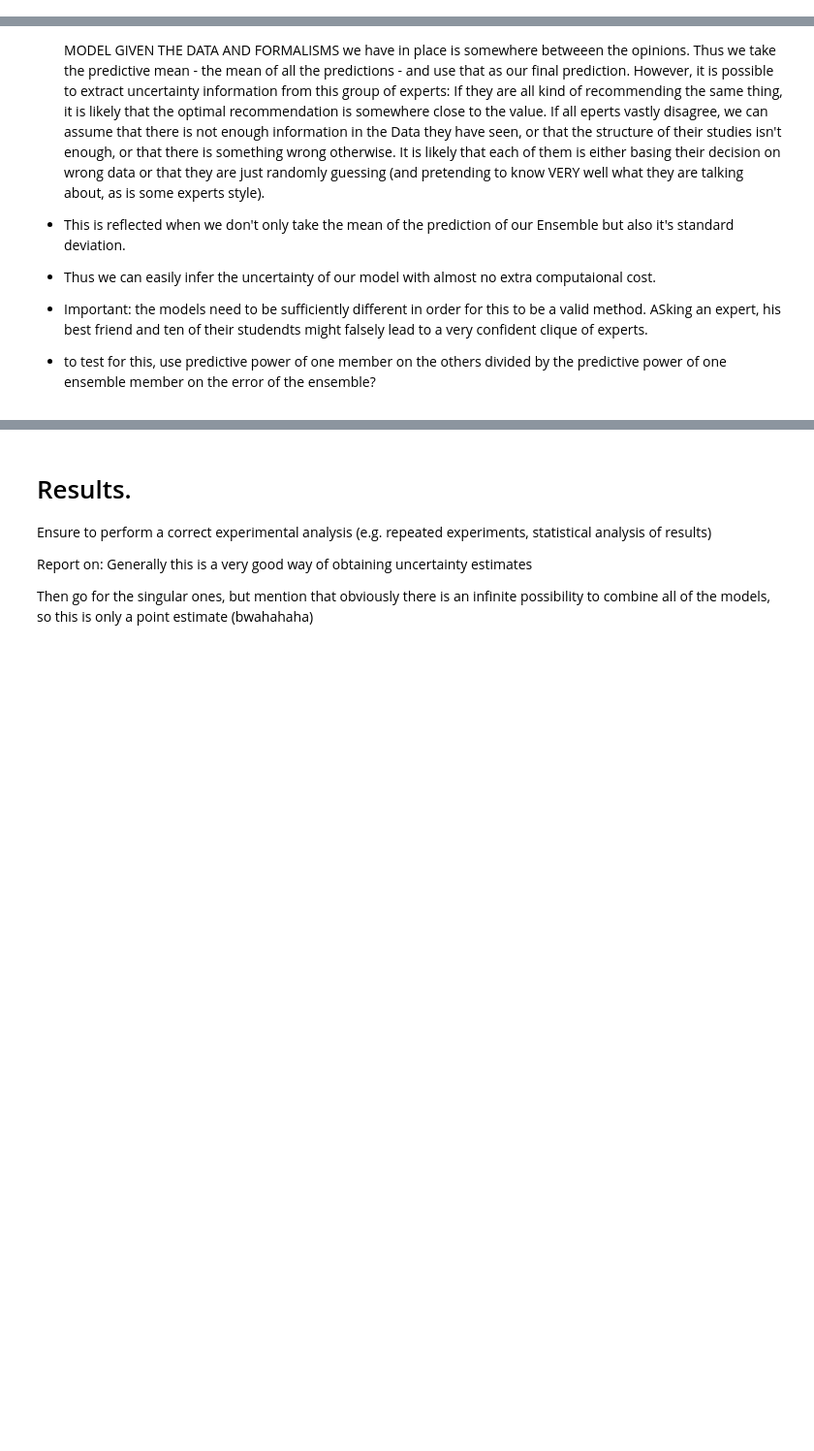
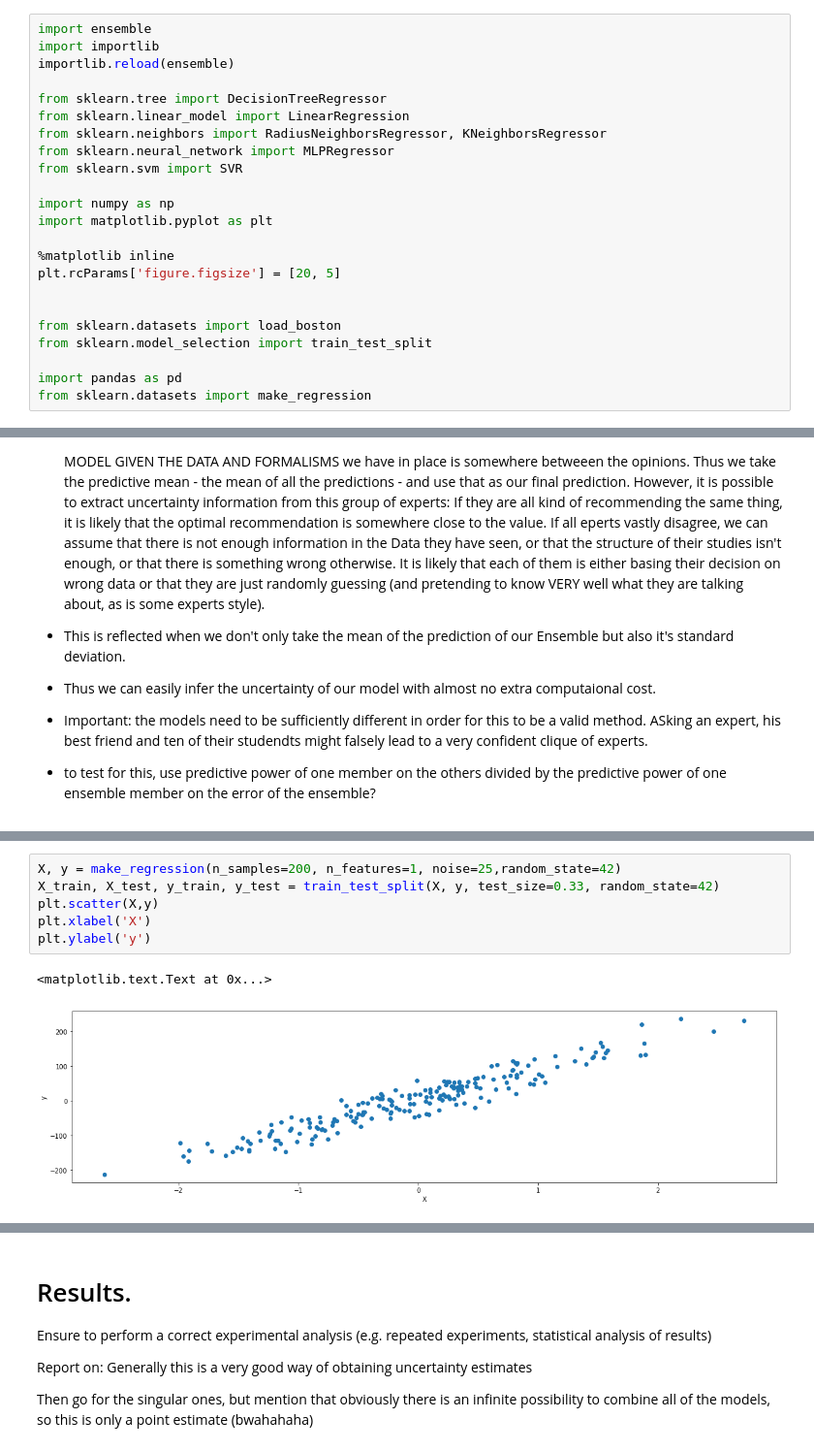
Before and after one commit to wooohoooo/natcompproj, a Jupyter notebook: Report.ipynb, the cells around one changed output, grey strips where cells are left out. Shown: that part at 97% size. Cells and saved outputs as stored; diff of their text form; blank space fills up the shorter version.

```diff
--- a/Report.ipynb
+++ b/Report.ipynb
@@ -20,6 +20,29 @@ statistical analysis of results).
 • URL address where we can find implementation of algorithms developed and used during the project: 1) source code, together with all data necessary to run the program and a short manual describing how to use/run the program, and 2) a sample run, screenshot, or other indication of system behaviour.
 
 Deadline: 20 June.
+# %%
+import ensemble
+import importlib
+importlib.reload(ensemble)
+
+from sklearn.tree import DecisionTreeRegressor
+from sklearn.linear_model import LinearRegression
+from sklearn.neighbors import RadiusNeighborsRegressor, KNeighborsRegressor
+from sklearn.neural_network import MLPRegressor
+from sklearn.svm import SVR
+
+import numpy as np
+import matplotlib.pyplot as plt
+
+%matplotlib inline
+plt.rcParams['figure.figsize'] = [20, 5]
+
+
+from sklearn.datasets import load_boston
+from sklearn.model_selection import train_test_split
+
+import pandas as pd
+from sklearn.datasets import make_regression
 # %% [markdown]
 # Introduction
 # %% [markdown]
@@ -202,0 +238,9 @@ Statistical [Auswertung]:
+# %%
+X, y = make_regression(n_samples=200, n_features=1, noise=25,random_state=42)
+X_train, X_test, y_train, y_test = train_test_split(X, y, test_size=0.33, random_state=42)
+plt.scatter(X,y)
+plt.xlabel('X')
+plt.ylabel('y')
+# %% [output]
+<matplotlib.text.Text at 0x...>
+[figure, added]
```
Also changed, not shown: parts of 9 cells of this notebook, 4 other files.
